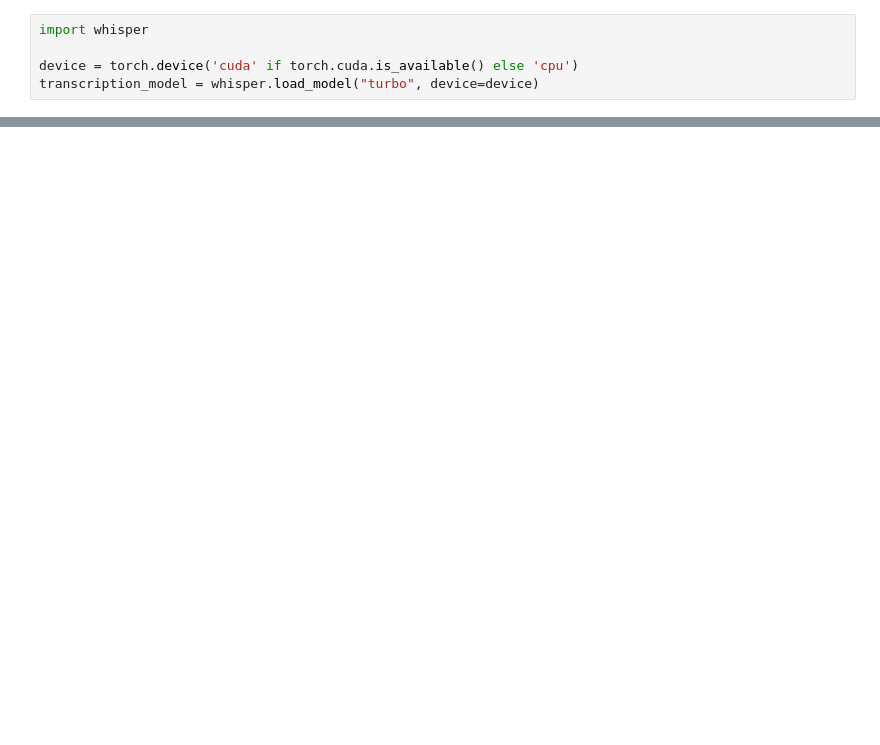
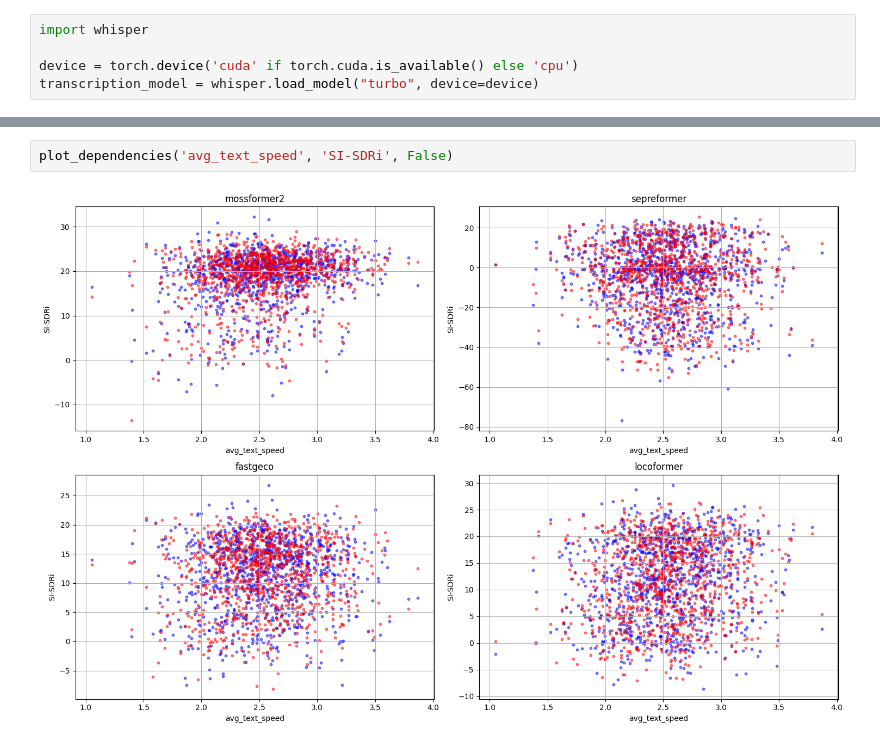
Before and after one commit to BasseChan/Master_Thesis, a Jupyter notebook: simple_model_comparison.ipynb, the cells around one changed output, grey strips where cells are left out. Drawn from its saved outputs; the diff is of its cells as text; blank space fills up the shorter version.

```diff
--- a/simple_model_comparison.ipynb
+++ b/simple_model_comparison.ipynb
@@ -216,0 +346,4 @@ for file in est_files1['fastgeco']:
+# %%
+plot_dependencies('avg_text_speed', 'SI-SDRi', False)
+# %% [output]
+[figure, added]
```
Also changed, not shown: parts of 59 cells of this notebook, 50 other files.
